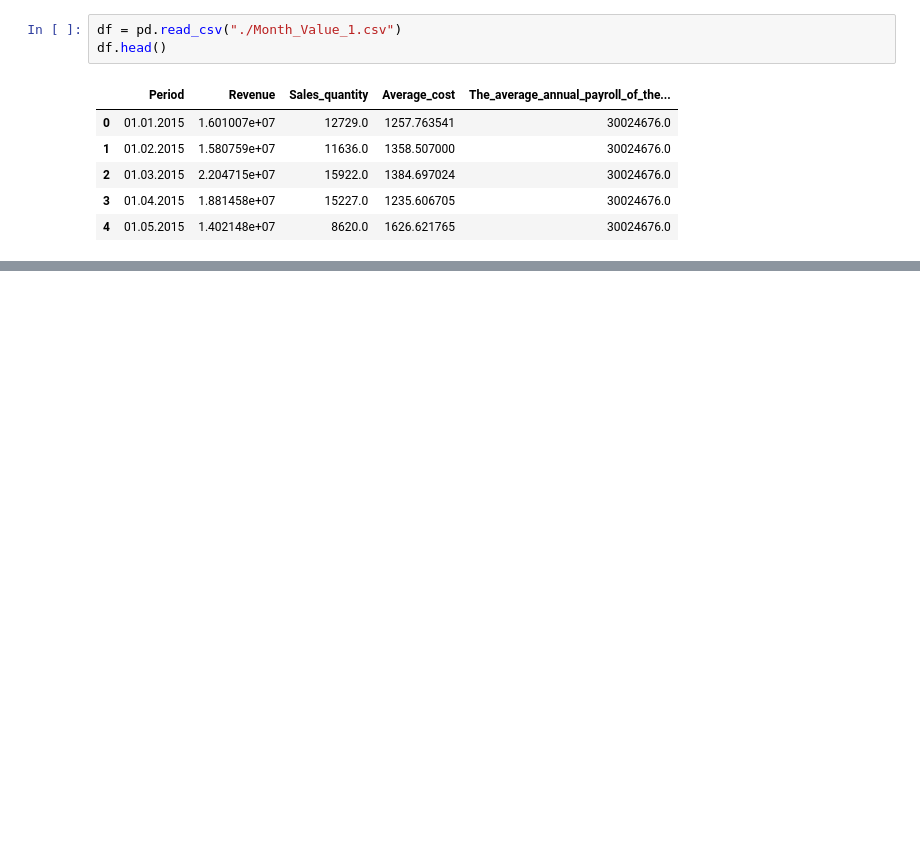
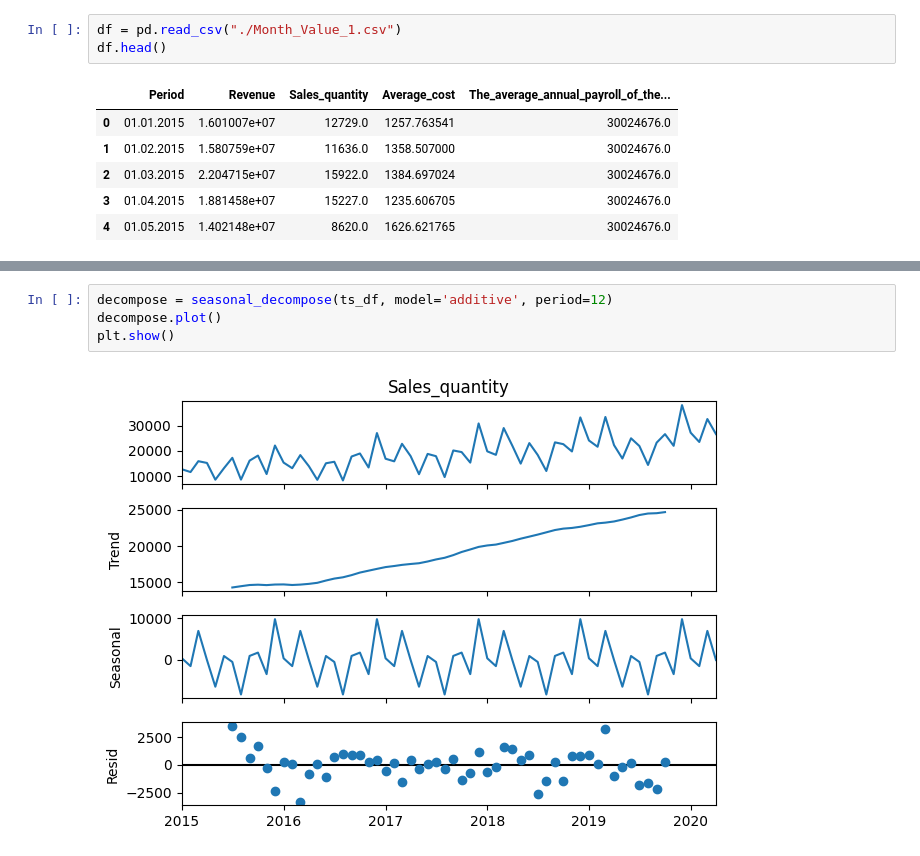
Before and after one commit to raunakwete43/practicals, a Jupyter notebook: dav/Python/03.ipynb, the cells around one changed output, grey strips where cells are left out. Saved outputs shown, nothing was run; the diff lists cells and outputs as text; blank space fills up the shorter version.

```diff
--- a/dav/Python/03.ipynb
+++ b/dav/Python/03.ipynb
@@ -204,0 +38,6 @@ From our time series analysis:
+# %%
+decompose = seasonal_decompose(ts_df, model='additive', period=12)
+decompose.plot()
+plt.show()
+# %% [output]
+[figure, added]
```
Also changed, not shown: parts of 17 cells of this notebook, 5 other files.
